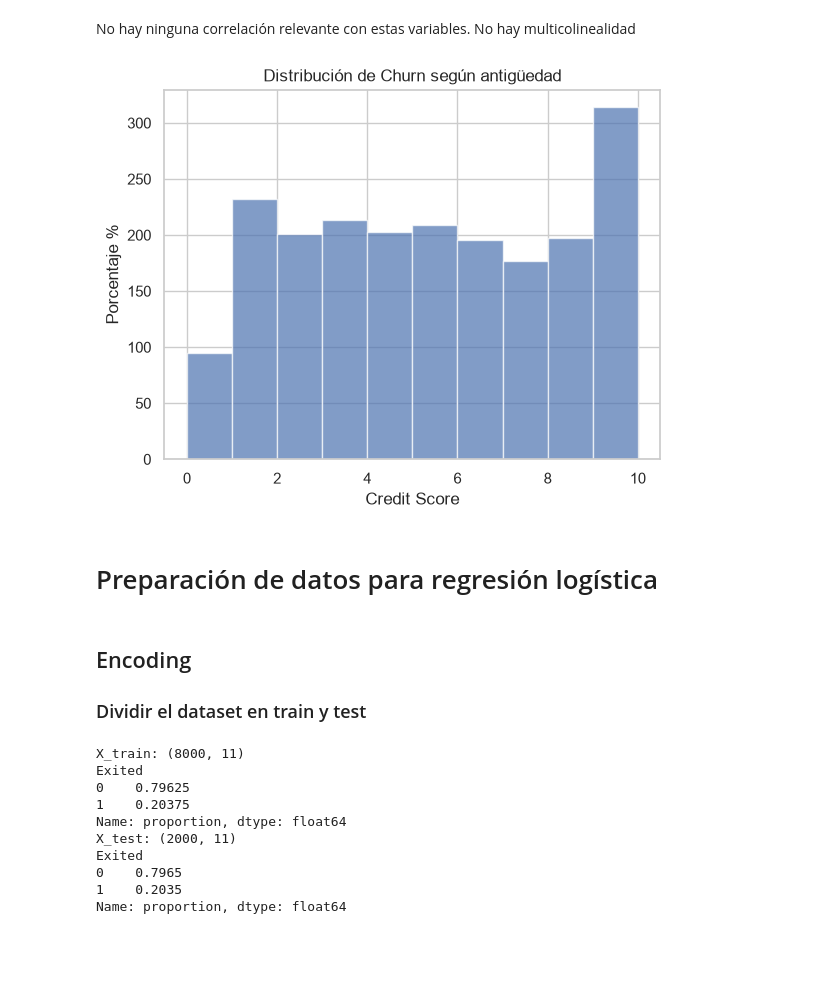
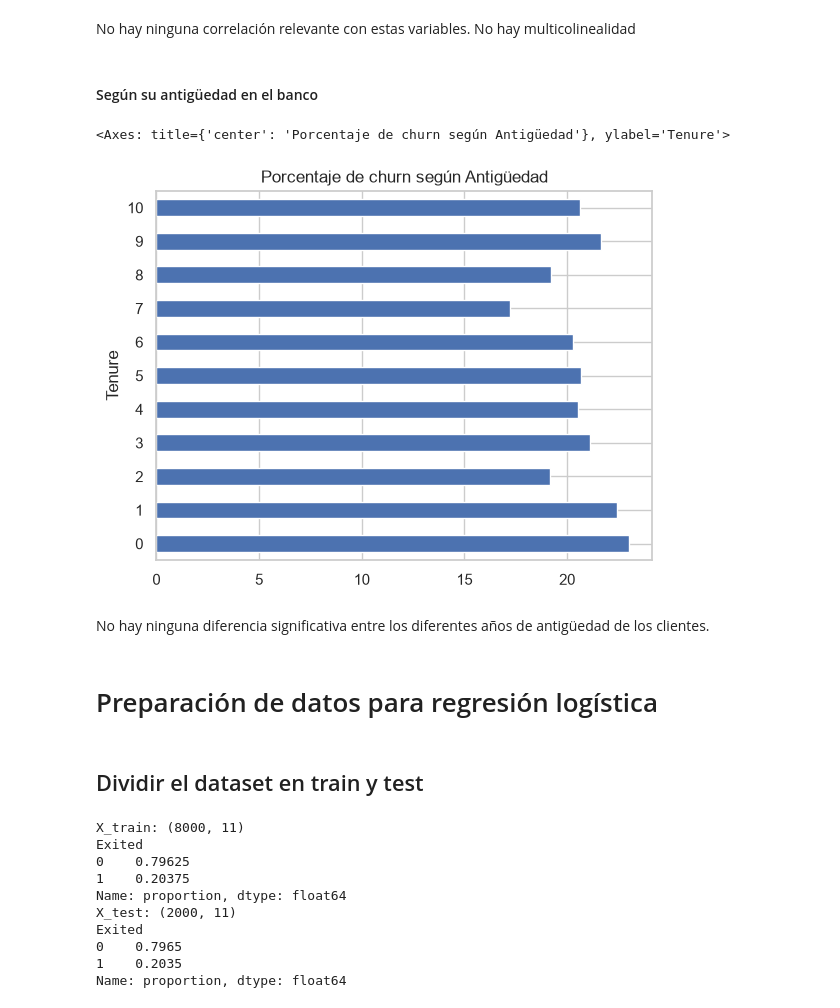
Before and after one commit to ALopezReale/bank-churn-analysis, a Jupyter notebook: 1_EDA_RegresionLogistica.ipynb, the cells around one changed output. Saved outputs shown, nothing was run; the diff lists cells and outputs as text; code cells hidden in the pictures; blank space fills up the shorter version.

```diff
--- a/1_EDA_RegresionLogistica.ipynb
+++ b/1_EDA_RegresionLogistica.ipynb
@@ -288,18 +289,18 @@ plt.show()
 [figure]
 # %% [markdown]
 No hay ninguna correlación relevante con estas variables. No hay multicolinealidad
-# %%
-data = df[df['Exited']==1]['Tenure']
-data.hist(alpha=0.7, label='Se fue', bins=10) # evaluamos con histograma
-plt.xlabel('Credit Score')
-plt.ylabel('Porcentaje %')
-plt.title('Distribución de Churn según antigüedad')
-plt.show()
-# %% [output]
-[figure, removed]
+# %% [markdown]
+#### Según su antigüedad en el banco
+# %%
+tenure_table = df.groupby("Tenure")["Exited"].value_counts(normalize=True).unstack() * 100
+tenure_table[1].plot(kind="barh", title="Porcentaje de churn según Antigüedad")
+# %% [output]
+<Axes: title={'center': 'Porcentaje de churn según Antigüedad'}, ylabel='Tenure'>
+[figure, added]
+# %% [markdown]
+No hay ninguna diferencia significativa entre los diferentes años de antigüedad de los clientes.
 # %% [markdown]
 # Preparación de datos para regresión logística
 # %% [markdown]
-## Encoding
-### Dividir el dataset en train y test
+## Dividir el dataset en train y test
 # %%
```
Also changed, not shown: parts of 39 cells of this notebook, 2 other files.
